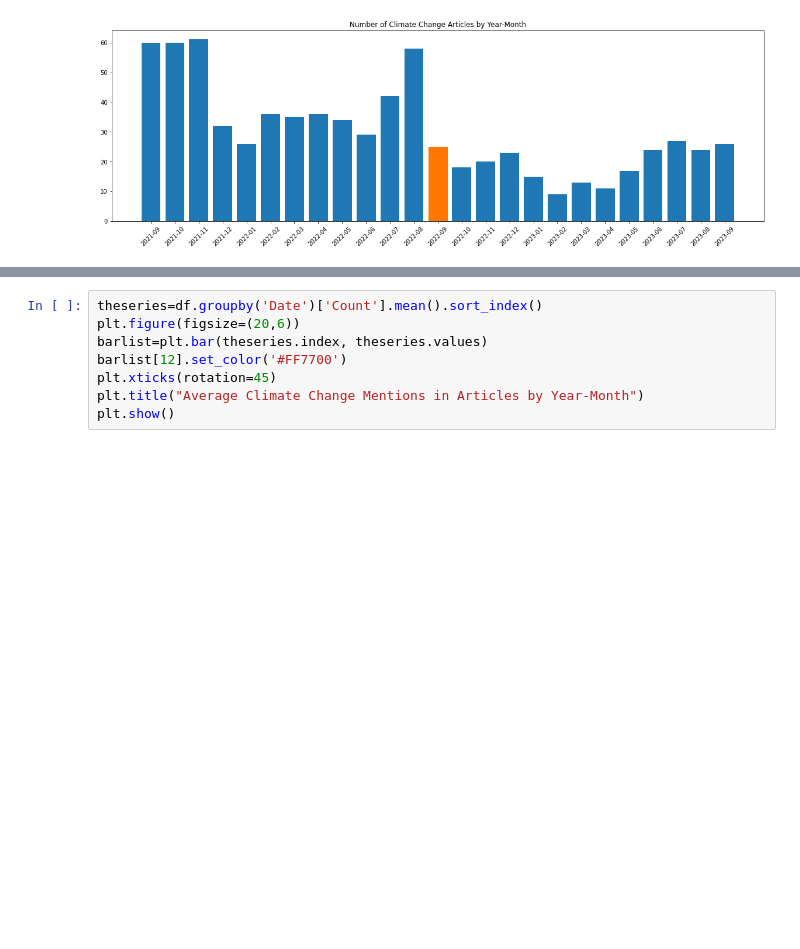
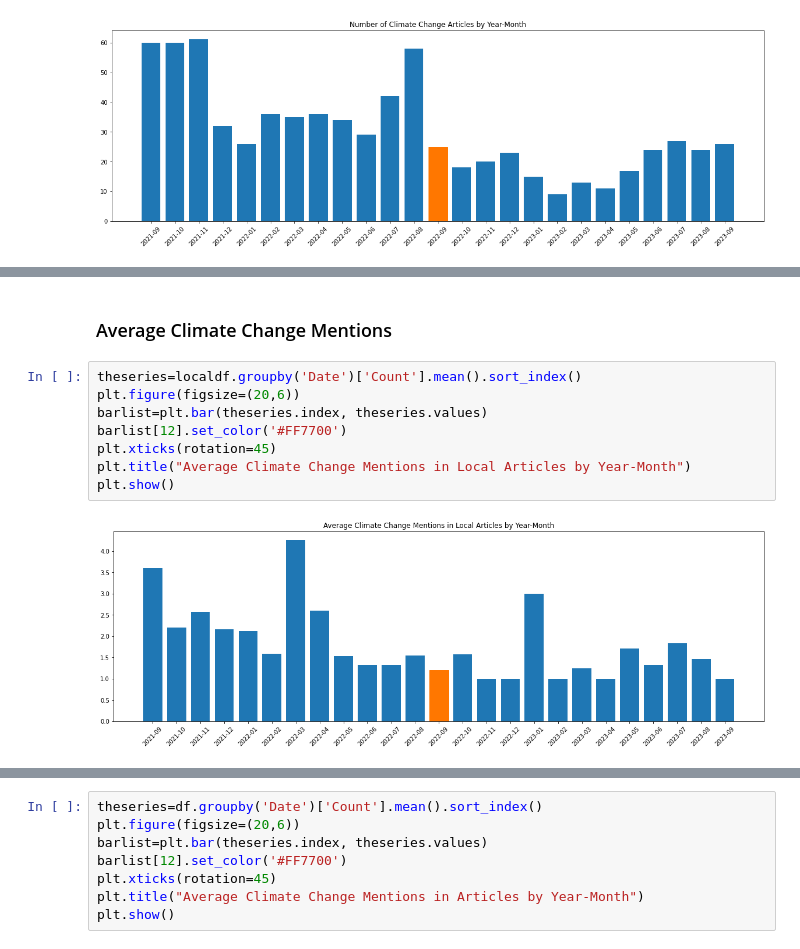
Before and after one commit to hilaryolesen/Capstone, a Jupyter notebook: DataExploration.ipynb, the cells around one changed output, grey strips where cells are left out. Saved outputs shown, nothing was run; the diff lists cells and outputs as text; blank space fills up the shorter version.

```diff
--- a/DataExploration.ipynb
+++ b/DataExploration.ipynb
@@ -78,0 +120,12 @@ plt.show()
+# %% [markdown]
+### Average Climate Change Mentions
+# %%
+theseries=localdf.groupby('Date')['Count'].mean().sort_index()
+plt.figure(figsize=(20,6))
+barlist=plt.bar(theseries.index, theseries.values)
+barlist[12].set_color('#FF7700')
+plt.xticks(rotation=45)
+plt.title("Average Climate Change Mentions in Local Articles by Year-Month")
+plt.show()
+# %% [output]
+[figure, added]
```
Also changed, not shown: parts of 7 cells of this notebook.
